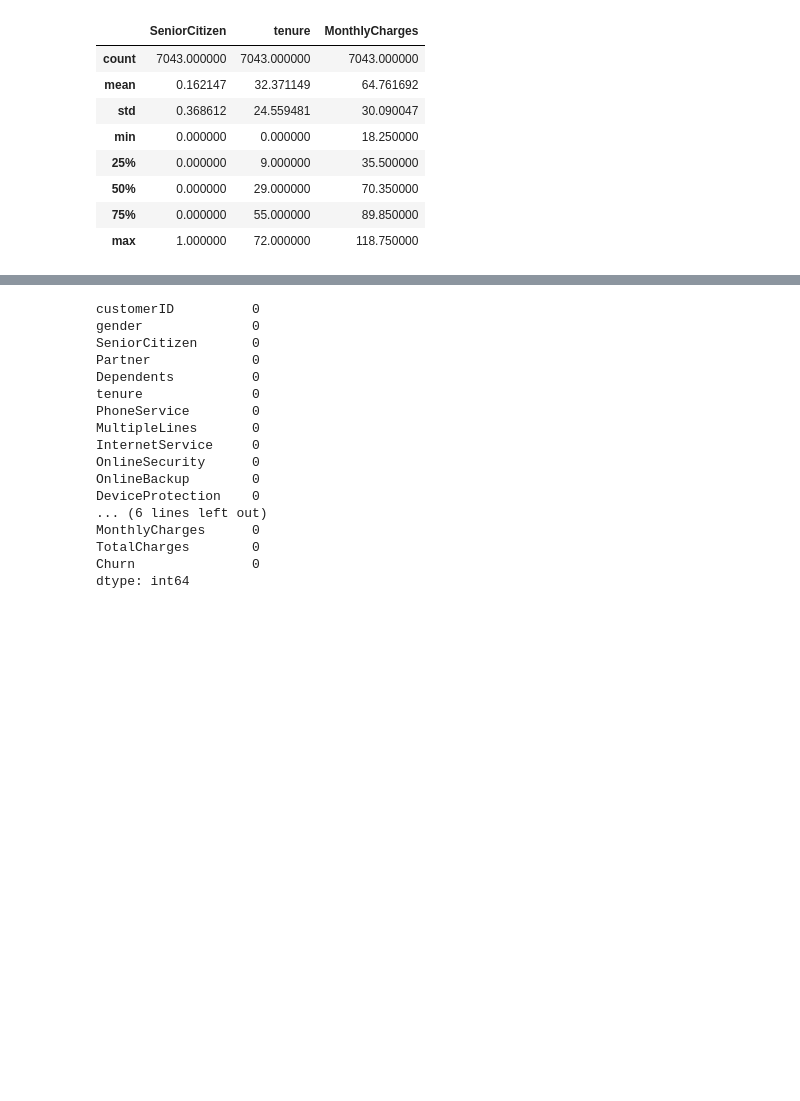
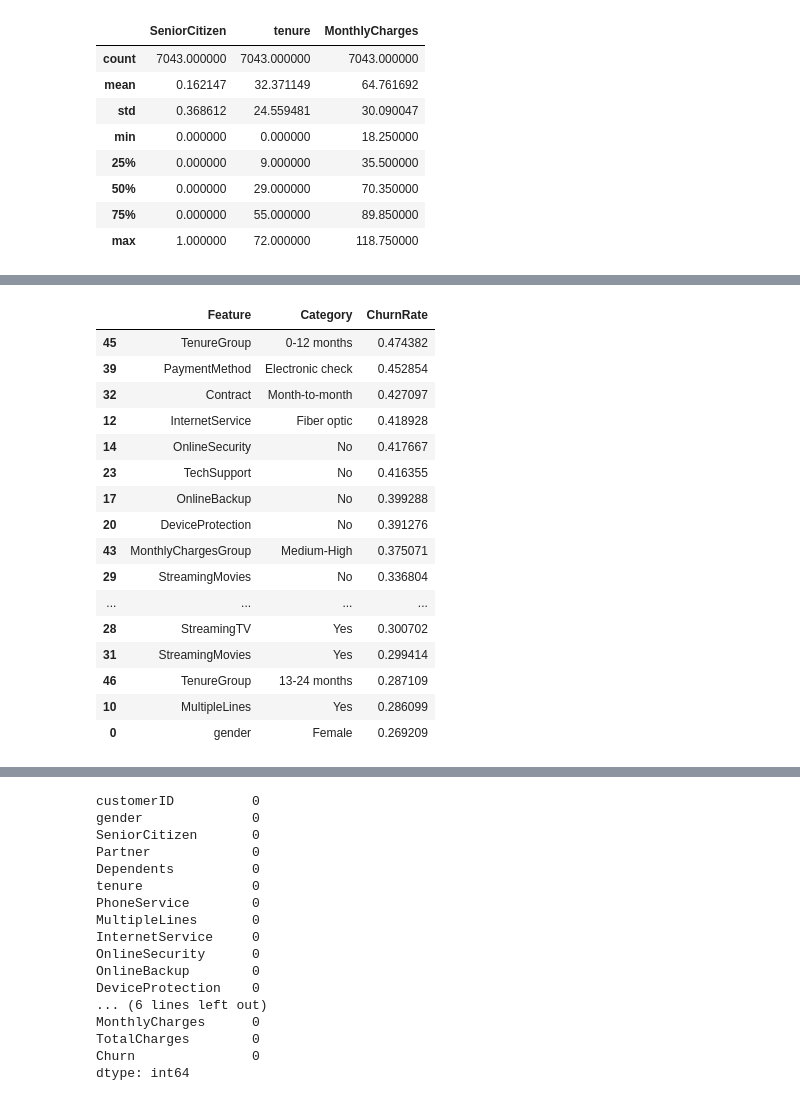
Before and after one commit to Tamirahsharieff/Zaalima-Data-Analytics-Team, a Jupyter notebook: notebooks/customer_churn_analysis.ipynb, the cells around one changed output, grey strips where cells are left out. Cells and saved outputs as stored; diff of their text form; code cells hidden in the pictures; blank space fills up the shorter version.

```diff
--- a/notebooks/customer_churn_analysis.ipynb
+++ b/notebooks/customer_churn_analysis.ipynb
@@ -80,0 +787,7 @@ df.describe()
+# %%
+categorical_features = [
+    col for col in categorical_features
+    if col != 'customerID'
+]
+
+print(categorical_features)
@@ -80,0 +824,14 @@ df.describe()
+# %%
+churn_rates = {}
+
+for col in categorical_features:
+    churn_rates[col] = (
+        df.groupby(col)['Churn']
+        .mean()
+        .sort_values(ascending=False)
+        .round(3)
+    )
+
+for col, rates in churn_rates.items():
+    print(f"\n{col}")
+    print(rates)
@@ -80,0 +878,37 @@ df.describe()
+# %%
+categorical_churn_rates = []
+
+for col in categorical_features:
+    rates = df.groupby(col)['Churn'].mean()
+
+    for category, rate in rates.items():
+        categorical_churn_rates.append({
+            'Feature': col,
+            'Category': category,
+            'ChurnRate': rate
+        })
+
+categorical_churn_df = pd.DataFrame(categorical_churn_rates)
+
+categorical_churn_df.sort_values(
+    'ChurnRate',
+    ascending=False
+).head(20)
+# %% [output]
+|  | Feature | Category | ChurnRate |
+| 45 | TenureGroup | 0-12 months | 0.474382 |
+| 39 | PaymentMethod | Electronic check | 0.452854 |
+| 32 | Contract | Month-to-month | 0.427097 |
+| 12 | InternetService | Fiber optic | 0.418928 |
+| 14 | OnlineSecurity | No | 0.417667 |
+| 23 | TechSupport | No | 0.416355 |
+| 17 | OnlineBackup | No | 0.399288 |
+| 20 | DeviceProtection | No | 0.391276 |
+| 43 | MonthlyChargesGroup | Medium-High | 0.375071 |
+| 29 | StreamingMovies | No | 0.336804 |
+| ... | ... | ... | ... |
+| 28 | StreamingTV | Yes | 0.300702 |
+| 31 | StreamingMovies | Yes | 0.299414 |
+| 46 | TenureGroup | 13-24 months | 0.287109 |
+| 10 | MultipleLines | Yes | 0.286099 |
+| 0 | gender | Female | 0.269209 |
```
Also changed, not shown: parts of 68 cells of this notebook.
